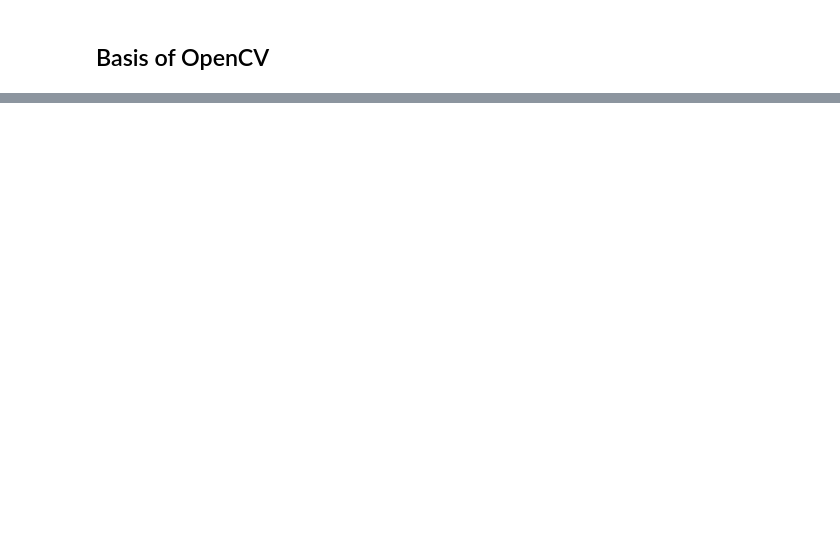
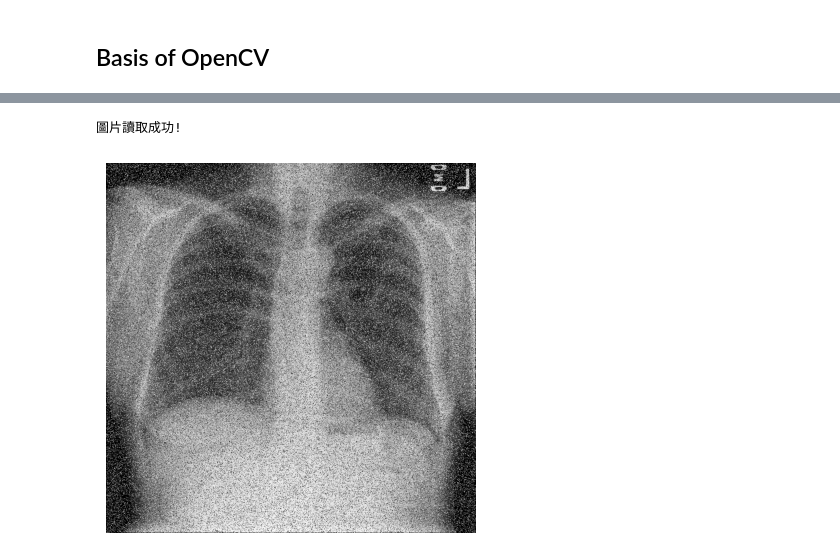
Before and after one commit to heheguoyang/DLBOI_homework_2, a Jupyter notebook: HW2.ipynb, the cells around one changed output, grey strips where cells are left out. Saved outputs shown, nothing was run; the diff lists cells and outputs as text; code cells hidden in the pictures; blank space fills up the shorter version.

```diff
--- a/HW2.ipynb
+++ b/HW2.ipynb
@@ -67,6 +245,16 @@ Mounted at /content/drive/
 # %%
 # read file
+import numpy as np
+import matplotlib.pyplot as plt
 import cv2
 from google.colab.patches import cv2_imshow
 
-filename = '/content/drive/MyDrive/PhD/DLBOI/HW2/hw2.png' # your file path
+filename = '/content/drive/MyDrive/DLBOI_HW2/hw2.png' # your file path
+
+img = cv2.imread(filename)
+if img is None:
+    print("Error: 圖片沒有讀取到，請確認路徑或檔名正確")
+else:
+    print("圖片讀取成功!")
+# %% [output]
+圖片讀取成功!
@@ -76,0 +261,18 @@ filename = '/content/drive/MyDrive/PhD/DLBOI/HW2/hw2.png' # your file path
+# %%
+# Rotate
+img = cv2.imread(filename)
+if img is None:
+    raise FileNotFoundError(f"Image not found at {filename}. Check filename and path!")
+
+# 4️⃣ Convert BGR to RGB
+img = cv2.cvtColor(img, cv2.COLOR_BGR2RGB)
+
+# 5️⃣ Rotate 180 degrees
+rotated_img = np.rot90(img, 2)
+
+# 6️⃣ Display
+plt.imshow(rotated_img)
+plt.axis('off')
+plt.show()
+# %% [output]
+[figure, added]
```
Also changed, not shown: parts of 27 cells of this notebook.
